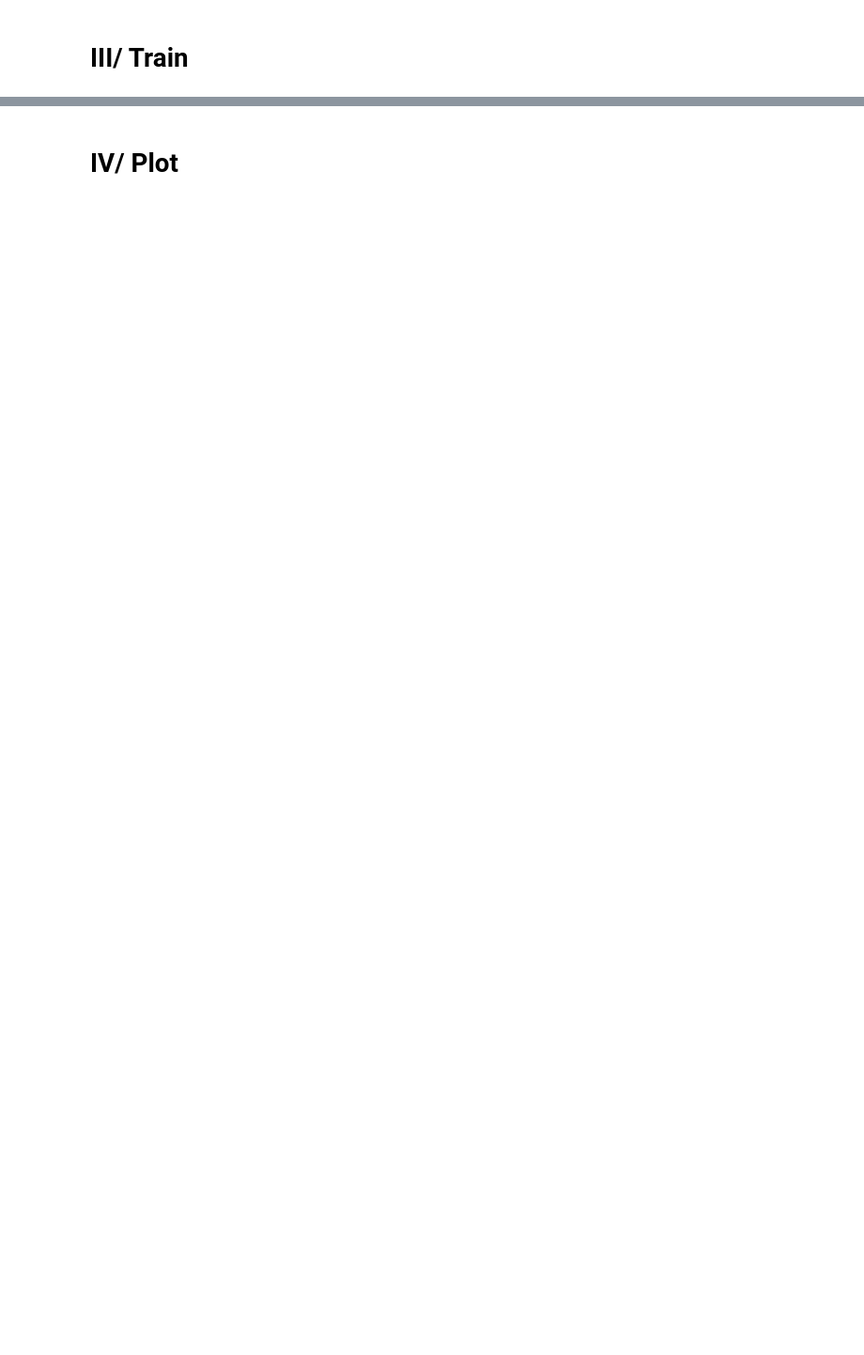
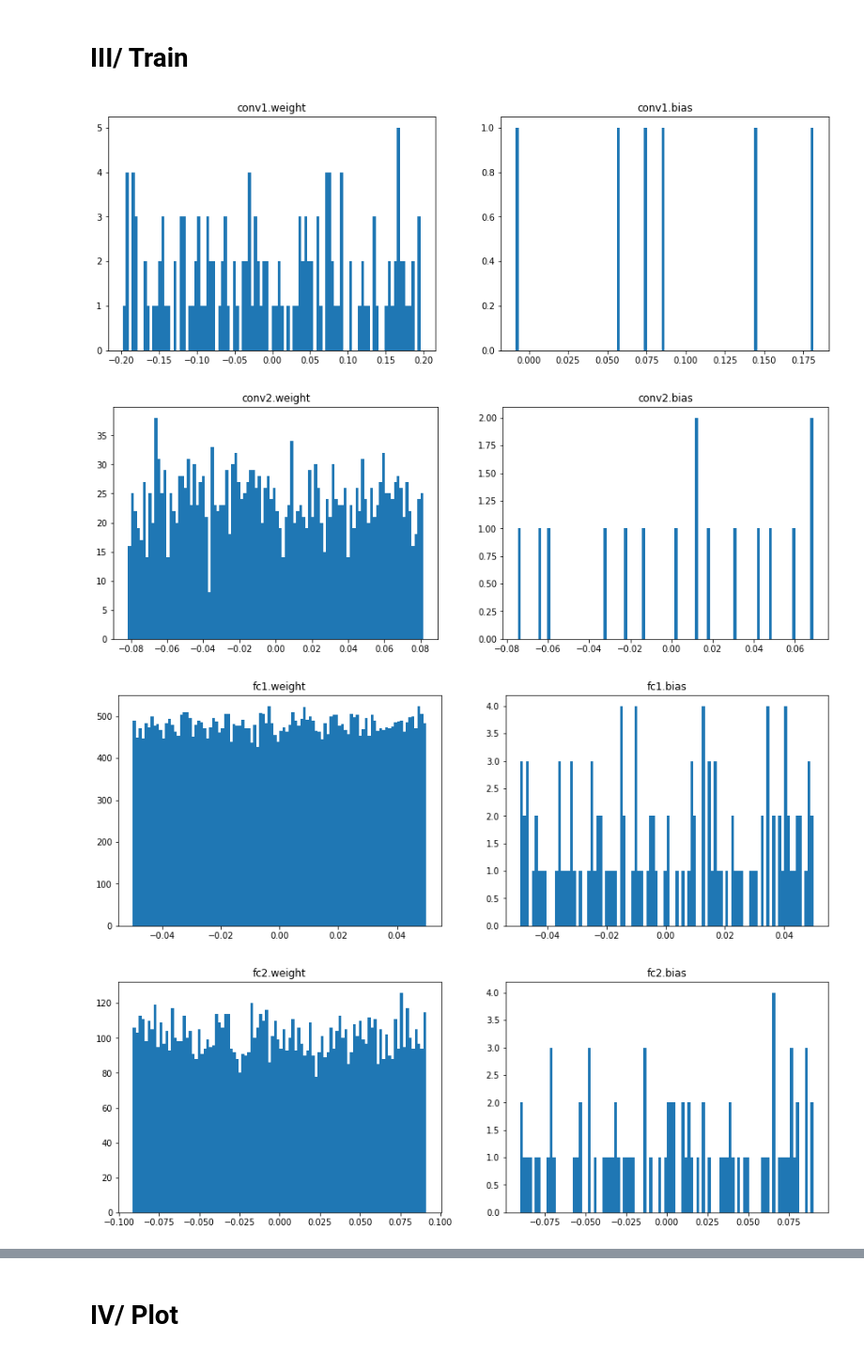
Before and after one commit to 3outeille/DSD-training, a Jupyter notebook: src/pytorch/dsd_pytorch.ipynb, the cells around one changed output, grey strips where cells are left out. Shown at 94% size. Drawn from its saved outputs; the diff is of its cells as text; code cells hidden in the pictures; blank space fills up the shorter version.

```diff
--- a/src/pytorch/dsd_pytorch.ipynb
+++ b/src/pytorch/dsd_pytorch.ipynb
@@ -12,4 +13,24 @@ from torch.utils.data import DataLoader, random_split
 from torchvision import transforms, datasets
+# %%
+def plot_wb(model, ranges=None):
+  tmp = list(model.named_parameters())
+  layers = [(tmp[i], tmp[i+1]) for i in range(0, len(tmp), 2)]
+
+  for w, b in layers:
+    if ("conv" in w[0] or "conv" in b[0]) or ("fc" in w[0] or "fc" in b[0]):
+
+      w_flatten = w[1].flatten().detach().cpu().numpy()
+      b_flatten = b[1].flatten().detach().cpu().numpy()
+
+      fig = plt.figure(figsize=(15,5))
+
+      fig.add_subplot(1,2,1)
+      plt.title(w[0])
+      plt.hist(w_flatten, bins=100, range=ranges);
+
+      fig.add_subplot(1,2,2)
+      plt.title(b[0])
+      plt.hist(b_flatten, bins=100, range=ranges);
 # %% [markdown]
 # I/ Dataset
 # %%
@@ -99,2 +152,9 @@ NN(
 # %% [markdown]
 # III/ Train
+# %%
+plot_wb(model)
+# %% [output]
+[figure, added]
+[figure, added]
+[figure, added]
+[figure, added]
```
Also changed, not shown: parts of 9 cells of this notebook.
